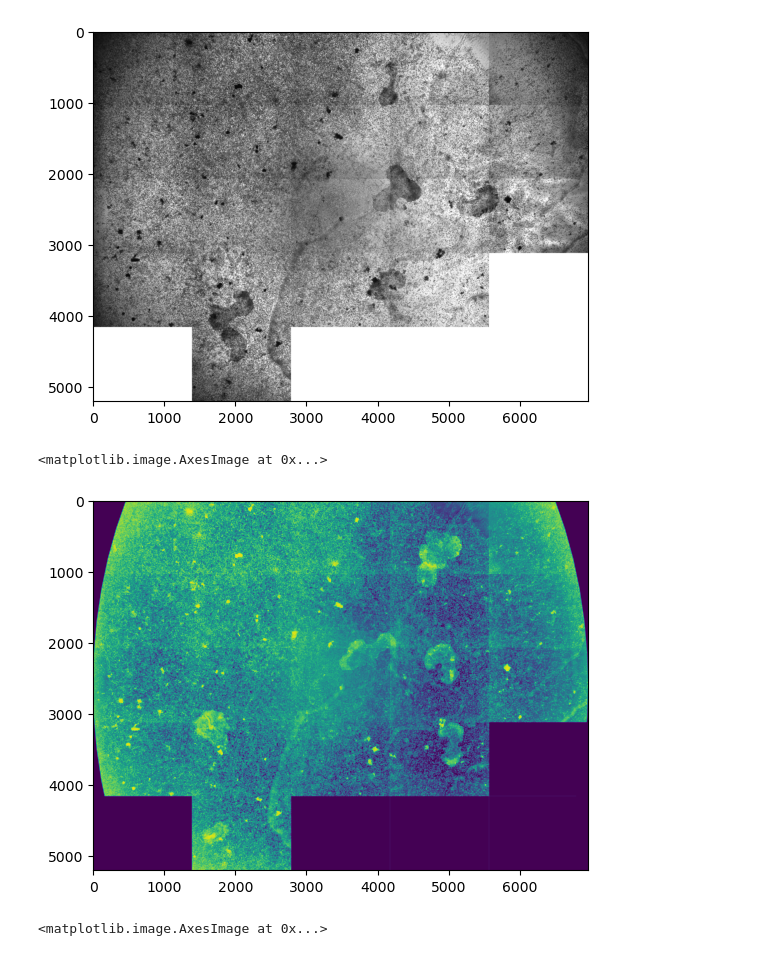
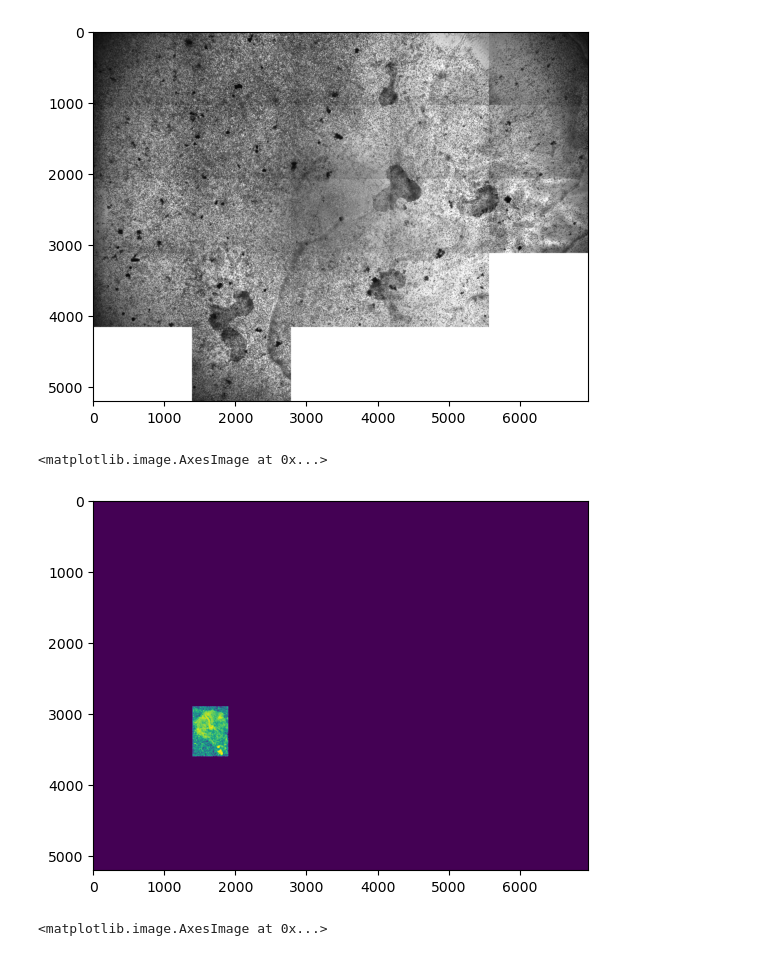
Before and after one commit to numimin/TOOI, a Jupyter notebook: TOOI Task.ipynb, the cells around one changed output. Drawn from its saved outputs; the diff is of its cells as text; code cells hidden in the pictures.

```diff
--- a/TOOI Task.ipynb
+++ b/TOOI Task.ipynb
@@ -168,8 +168,8 @@ print(f"{max_y} {max_x}")
 # %% [output]
 1040 1392
 # %%
-def create_white():
-    return np.zeros((max_y * 5, max_x * 5, 3), np.uint8) + 255
+def create_white(color = 255):
+    return np.zeros((max_y * 5, max_x * 5, 3), np.uint8) + color
 plt.imshow(create_white())
 # %% [output]
 <matplotlib.image.AxesImage at 0x...>
@@ -193,25 +193,37 @@ plt.imshow(final_images[83])
 # %%
 image = final_images[0]
 gray = cv.cvtColor(image,cv.COLOR_BGR2GRAY)
 thickness = 10
 line_type = 8
 white = create_white()
 cv.ellipse(white,
             (5 * max_x // 2, 5 * max_y // 2),
             (max_y * 5, max_x * 5 // 2),
             90,
             0,
             360,
             (0, 0, 0),
             -thickness,
             line_type)
 white = 255 - white
 white = cv.cvtColor(white, cv.COLOR_BGR2GRAY)
 white = white / 255.0
 cut = (255 - gray) * white
 plt.imshow(cut)
+x = 1400
+y = 2900
+w = 500
+h = 700
+white = create_white(0)
+cv.rectangle(white, (x, y), (x + w, y + h), (1, 1, 1), -1)
+white = cv.cvtColor(white, cv.COLOR_BGR2GRAY)
+object_mask = white * cut
+plt.imshow(object_mask)
+#object_mask = cv.cvtColor(object_mask, cv.COLOR_BGR2RGB)
+#canny = cv.Canny(image, 0, 255, 5)
+#plt.imshow(canny)
 # %% [output]
 <matplotlib.image.AxesImage at 0x...>
-[figure, old version]
+[figure, new version]
 # %%
 def delete_outliers(image, threshold):
```
Also changed, not shown: parts of 4 cells of this notebook.
